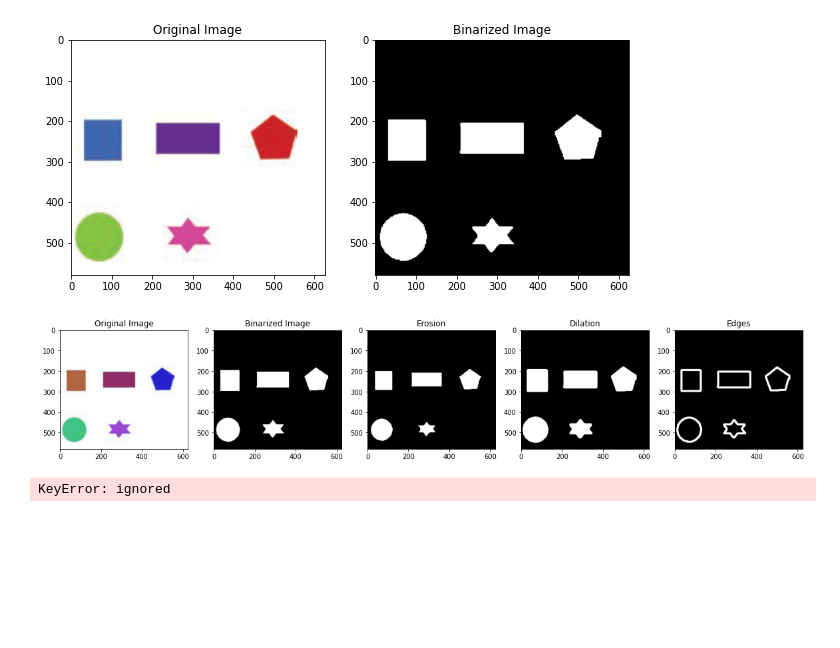
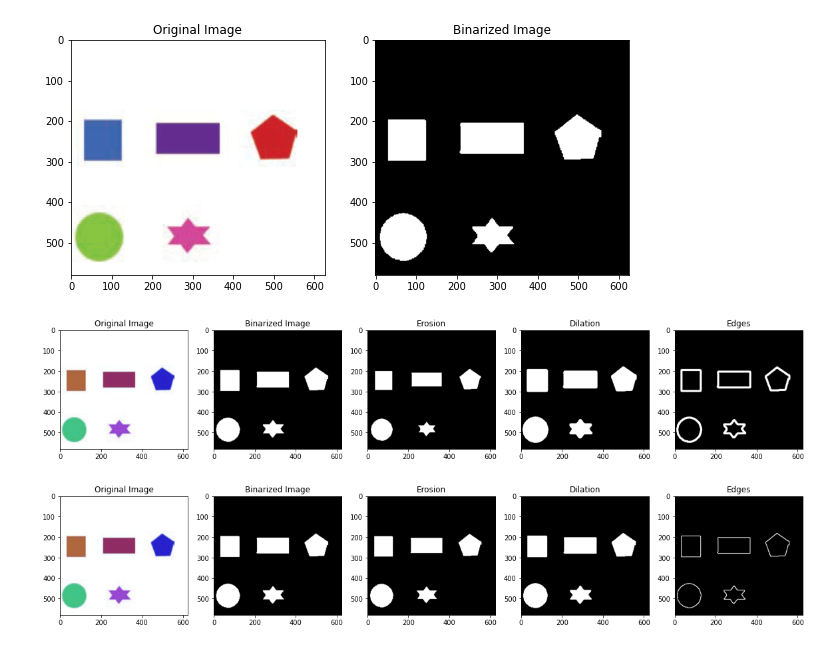
Before and after one commit to nguyenvudev20/mse22.imageprocessing, a Jupyter notebook: Quiz_2.ipynb, the cells around one changed output. Saved outputs shown, nothing was run; the diff lists cells and outputs as text; code cells hidden in the pictures; blank space fills up the shorter version.

```diff
--- a/Quiz_2.ipynb
+++ b/Quiz_2.ipynb
@@ -115,42 +115,32 @@ ax[4].set_title('Edges')
 plt.show()
 # %% [output]
 [figure]
-# %%
-#@title  2.(c) Generate a structuring element as below. Could we count the number of coins using this structuring element?
-
-import numpy as np
-import matplotlib.pyplot as plt
-from skimage import io, color, morphology
-from skimage.filters import threshold_otsu
-from skimage.measure import label, regionprops_table
-
-
-# generate structuring element
-selem = morphology.disk(radius=10, dtype=bool)
-
-# apply morphological opening to smooth the boundaries of the coins
-opened = morphology.opening(bwImg, selem)
-
-# label connected regions and filter small objects
-L = label(opened, connectivity=2)
-min_coin_size = 3000
-coin_props = regionprops_table(L, properties=('label', 'area'))
-coins = [coin_props[i]['label'] for i in range(len(coin_props)) if coin_props[i]['area'] > min_coin_size]
-
-# count number of coins
-num_coins = len(coins)
-print(f'Number of coins: {num_coins}')
-
-# plot results
-fig, ax = plt.subplots(1, 3, figsize=(9, 3))
-ax[0].imshow(Img)
-ax[0].set_title('Original Image')
-ax[1].imshow(bwImg, cmap='gray')
-ax[1].set_title('Binarized Image')
-ax[2].imshow(opened, cmap='gray')
-ax[2].set_title('Opened Image')
-for a in ax:
-    a.axis('off')
-plt.show()
-# %% [output]
-KeyError: ignored
+# %%
+#@title  2.(c) Generate a structuring element as below. Could we count the number of coins using this structuring element?
+
+# erode and dilate image to get the edges
+selem = np.array([[0, 1, 1, 0],
+                  [1, 0, 0, 1],
+                  [1, 0, 0, 1],
+                  [0, 1, 1, 0]], dtype=bool)
+
+eroded = morphology.erosion(bwImg, selem)
+dilated = morphology.dilation(bwImg, selem)
+edges = dilated - eroded
+
+
+# plot results
+fig, ax = plt.subplots(1, 5, figsize=(20, 10))
+ax[0].imshow(img)
+ax[0].set_title('Original Image')
+ax[1].imshow(bwImg, cmap='gray')
+ax[1].set_title('Binarized Image')
+ax[2].imshow(eroded, cmap='gray')
+ax[2].set_title('Erosion')
+ax[3].imshow(dilated, cmap='gray')
+ax[3].set_title('Dilation')
+ax[4].imshow(edges, cmap='gray')
+ax[4].set_title('Edges')
+plt.show()
+# %% [output]
+[figure, added]
```
Also changed, not shown: parts of 1 cell of this notebook.
